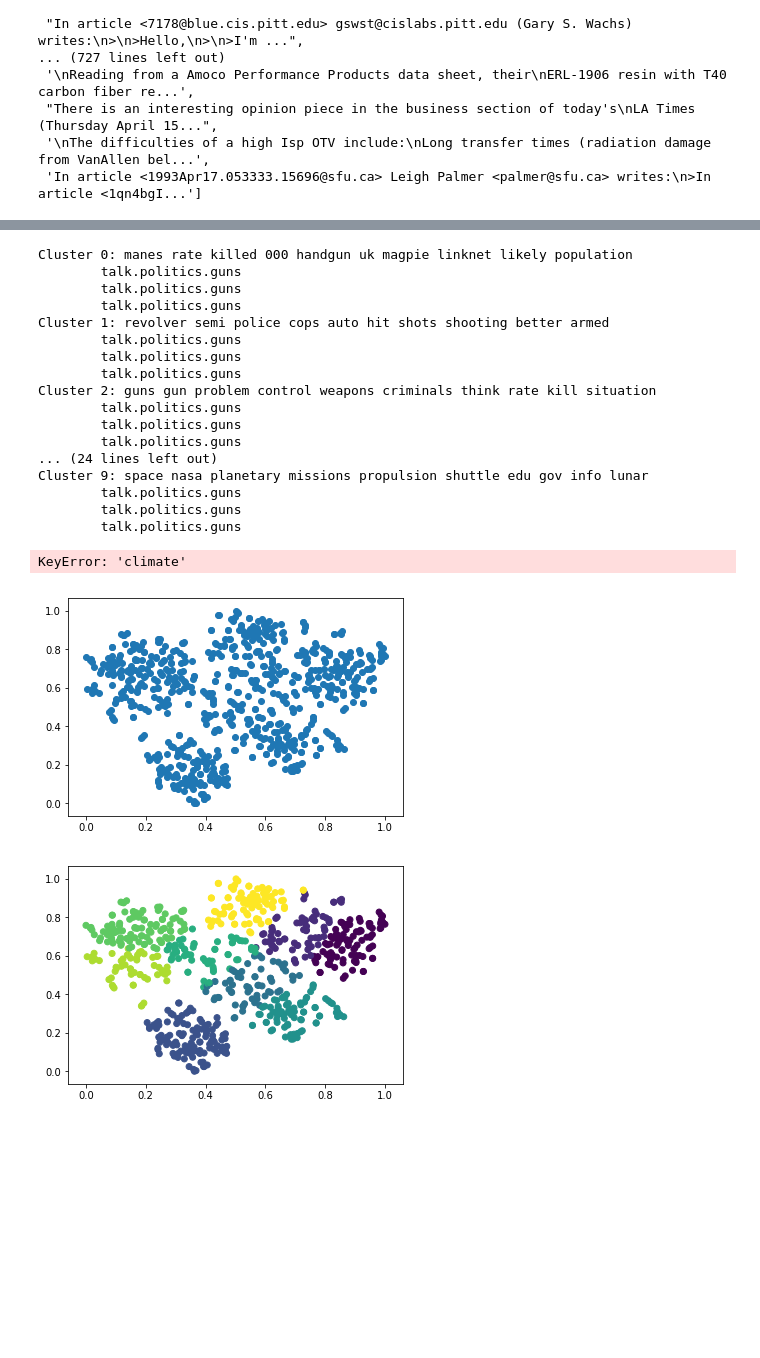
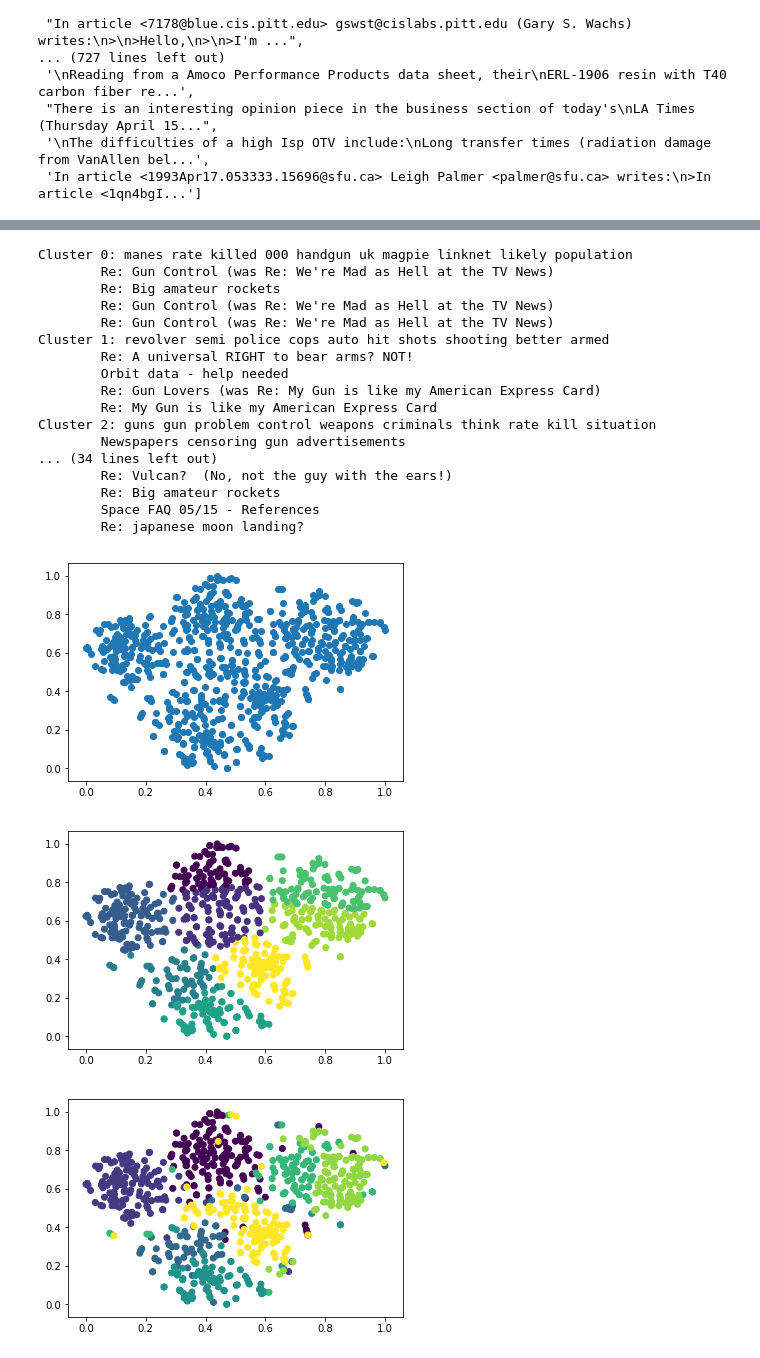
Before and after one commit to robianmcd/document-clustering, a Jupyter notebook: document_clustering.ipynb, the cells around one changed output, grey strips where cells are left out. Cells and saved outputs as stored; diff of their text form; code cells hidden in the pictures; blank space fills up the shorter version.

```diff
--- a/document_clustering.ipynb
+++ b/document_clustering.ipynb
@@ -1,8 +1,7 @@
 # %%
-%matplotlib inline
-
 import json
 import os
+import csv
 
 from sklearn import decomposition
 import matplotlib.pyplot as plt
@@ -14,12 +13,14 @@ from scipy.spatial.distance import cdist
 import numpy as np
 import math
 import time
+import re
 import pandas as pd
 from sklearn.neighbors.kde import KernelDensity
 
 data = []
 fileNames = []
 fileSize = []
+group_labels = []
 
 ###############################################
 # Read Documents
@@ -33,6 +34,11 @@ for root, dirs, files in os.walk("wiki-docs-large"):
                 data.append(file_content)
                 fileNames.append(filePath)
                 fileSize.append(len(file_content))
+                group_labels.append(root)
+
+group_encoder = preprocessing.LabelEncoder()
+group_encoder.fit(group_labels)
+group_labels = group_encoder.transform(group_labels)
 
 [doc[:100] + '...' for doc in data]
 # %% [output]
@@ -80,7 +86,12 @@ for topic_i, topic in enumerate(topics):
                 article_content = file_content[end_of_header:]
                 if len(article_content) > 1000:
                     data.append(article_content)
-                    fileNames.append(topic)
+
+                    subject_search = re.search('Subject: (.*)', file_content)
+                    if subject_search:
+                        fileNames.append(subject_search.group(1))
+                    else:
+                        fileNames.append(topic)
                     group_labels.append(topic_i)
                     fileSize.append(len(file_content))
 
@@ -108,17 +119,24 @@ for topic_i, topic in enumerate(topics):
 # Vectorize Documents
 ###############################################
 
-vectorizer = feature_extraction.text.TfidfVectorizer(stop_words='english', max_features=1000, smooth_idf=True, sublinear_tf=False, min_df=1, max_df=1.0, ngram_range=(1,1))
+vectorizer = feature_extraction.text.TfidfVectorizer(stop_words='english', max_features=1000, smooth_idf=True, sublinear_tf=False, min_df=0.0, max_df=1.0, ngram_range=(1,1))
 #Hashing seems to run into issues when there are 2 identical documents
 #vectorizer = feature_extraction.text.HashingVectorizer(n_features=2**17, stop_words='english', alternate_sign=False, norm='l2', binary=False, ngram_range=(2,2))
 
 # don't load everything into memory with https://stackoverflow.com/questions/16453855/tfidfvectorizer-for-corpus-that-cannot-fit-in-memory
 doc_vectors = vectorizer.fit_transform(data).todense()
 
-terms = vectorizer.get_feature_names()
+np.savetxt('doc_vectors.csv', doc_vectors, delimiter=",")
+np.savetxt('group_labels.tsv', np.array([group_labels]), delimiter="\t", fmt='%i')
+
+terms = np.array(vectorizer.get_feature_names())
+
+# deviations = np.array(np.std(doc_vectors, axis=0))[0]
+# top_deviation_indicies = np.argpartition(deviations, -100)[-100:]
+# doc_vectors = doc_vectors[:, top_deviation_indicies]
+# terms = terms[top_deviation_indicies]
 
 df = pd.DataFrame(doc_vectors, columns=terms, index=fileNames)
-
 df
 # %% [output]
 |  | 00 | 000 | 01 | 02 | 03 | 04 | 05 | 10 | 100 | 11 | ... | ... |
@@ -145,40 +163,38 @@ cluster_alg = cluster.AffinityPropagation(preference=-10, damping=0.7)
 cluster_alg.fit(doc_vectors);
 
 order_centroids = cluster_alg.cluster_centers_.argsort()[:, ::-1]
-terms = vectorizer.get_feature_names()
 for i in range(len(np.unique(cluster_alg.labels_))):
     print("Cluster %d:" % i, end='')
     for ind in order_centroids[i, :10]:
         print(' %s' % terms[ind], end='')
     print()
-    docs_in_cluster = np.array(fileNames)[cluster_alg.labels_ == i][:3]
-    for i in range(len(docs_in_cluster)):
+    docs_in_cluster = np.array(fileNames)[cluster_alg.labels_ == i]
+    np.random.shuffle(docs_in_cluster)
+    for i in range(min(4, len(docs_in_cluster))):
         print('\t' + str(docs_in_cluster[i]))
 # %% [output]
 Cluster 0: manes rate killed 000 handgun uk magpie linknet likely population
-        talk.politics.guns
-        talk.politics.guns
-        talk.politics.guns
+        Re: Gun Control (was Re: We're Mad as Hell at the TV News)
+        Re: Big amateur rockets
+        Re: Gun Control (was Re: We're Mad as Hell at the TV News)
+        Re: Gun Control (was Re: We're Mad as Hell at the TV News)
 Cluster 1: revolver semi police cops auto hit shots shooting better armed
-        talk.politics.guns
-        talk.politics.guns
-        talk.politics.guns
+        Re: A universal RIGHT to bear arms? NOT!
+        Orbit data - help needed
+        Re: Gun Lovers (was Re: My Gun is like my American Express Card)
+        Re: My Gun is like my American Express Card
 Cluster 2: guns gun problem control weapons criminals think rate kill situation
-        talk.politics.guns
-        talk.politics.guns
-        talk.politics.guns
-... (24 lines left out)
-Cluster 9: space nasa planetary missions propulsion shuttle edu gov info lunar
-        talk.politics.guns
-        talk.politics.guns
-        talk.politics.guns
+        Newspapers censoring gun advertisements
+... (34 lines left out)
+        Re: Vulcan?  (No, not the guy with the ears!)
+        Re: Big amateur rockets
+        Space FAQ 05/15 - References
+        Re: japanese moon landing?
 # %%
 colors = [20] * doc_vectors.shape[0]
 colors[0] = 100;
 plt.scatter(df['united'], df['climate'], c=colors, s=colors)
 plt.show()
-# %% [output]
-KeyError: 'climate'
 # %%
 ###############################################
 # Reduce Dimensionality
@@ -187,7 +203,7 @@ KeyError: 'climate'
 
 #dimension_reducer = decomposition.PCA(n_components=2)
 #dimension_reducer = manifold.Isomap(10, eigen_solver='auto', n_components=2)
-dimension_reducer = manifold.TSNE(perplexity=min(round(3 + doc_vectors.shape[0]/30), 50))
+dimension_reducer = manifold.TSNE(perplexity=min(round(3 + doc_vectors.shape[0]/10), 50))
 #dimension_reducer = decomposition.TruncatedSVD() # doesn't require dense matrix
 
 doc_points = dimension_reducer.fit_transform(doc_vectors)
@@ -202,32 +218,36 @@ doc_points = preprocessing.minmax_scale(doc_points)
 plt.scatter(doc_points[:, 0], doc_points[:, 1])
 plt.show()
 # %% [output]
-[figure, old version]
+[figure, new version]
 # %%
 ###############################################
 # Assign Documents to Clusters
 ###############################################
 #http://scikit-learn.org/stable/modules/clustering.html
 
 def find_centers(points, point_labels):
     labels  = np.unique(point_labels)
     return {label: np.mean(points[point_labels==label], axis=0) for label in labels}
 
-cluster_alg = cluster.AffinityPropagation(preference=-1, damping=0.7)
+cluster_alg = cluster.AffinityPropagation(preference=-1.5, damping=0.7)
 
 #cluster_alg = cluster.DBSCAN(eps=0.06, min_samples=round(doc_points.shape[0] / 40))
 
 #cluster_alg = cluster.MeanShift(bin_seeding=True)
 
 cluster_alg.fit(doc_points);
 
 cluster_centers = find_centers(doc_points, cluster_alg.labels_)
 #cluster_centers = cluster_alg.cluster_centers_
 
 plt.scatter(doc_points[:, 0], doc_points[:, 1], c=cluster_alg.labels_);
 plt.show()
+
+plt.scatter(doc_points[:, 0], doc_points[:, 1], c=np.array(group_labels));
+plt.show()
 # %% [output]
-[figure, old version]
+[figure, new version]
+[figure, added]
 # %%
 ###############################################
 # Additional Metrics
```
Also changed, not shown: parts of 2 cells of this notebook, 7 other files.
